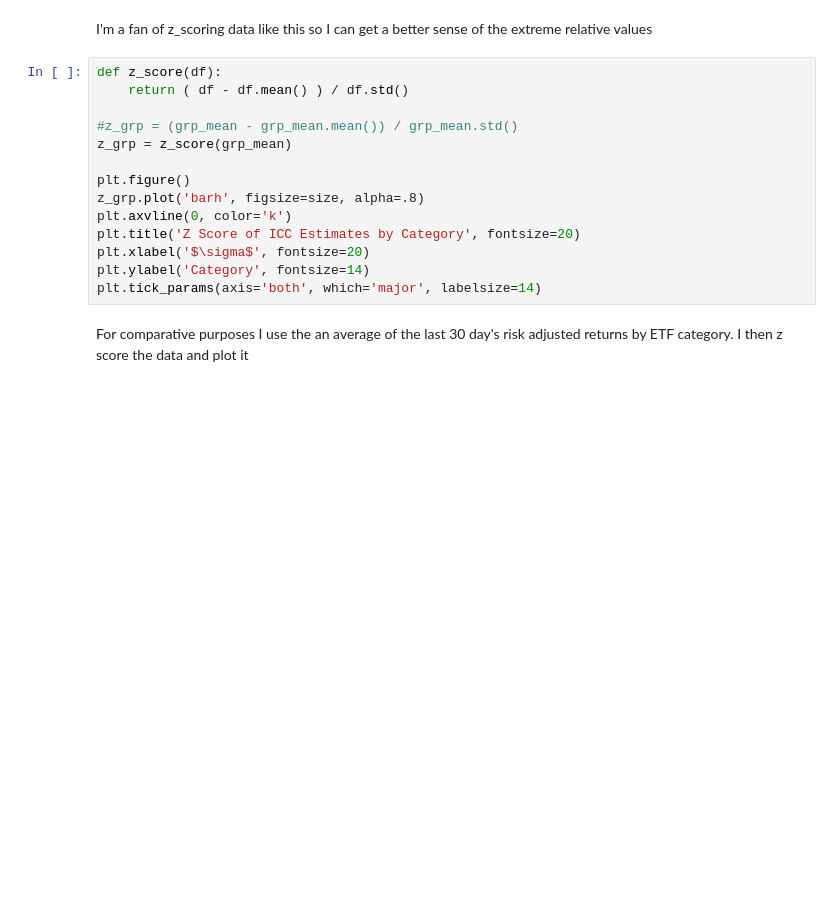
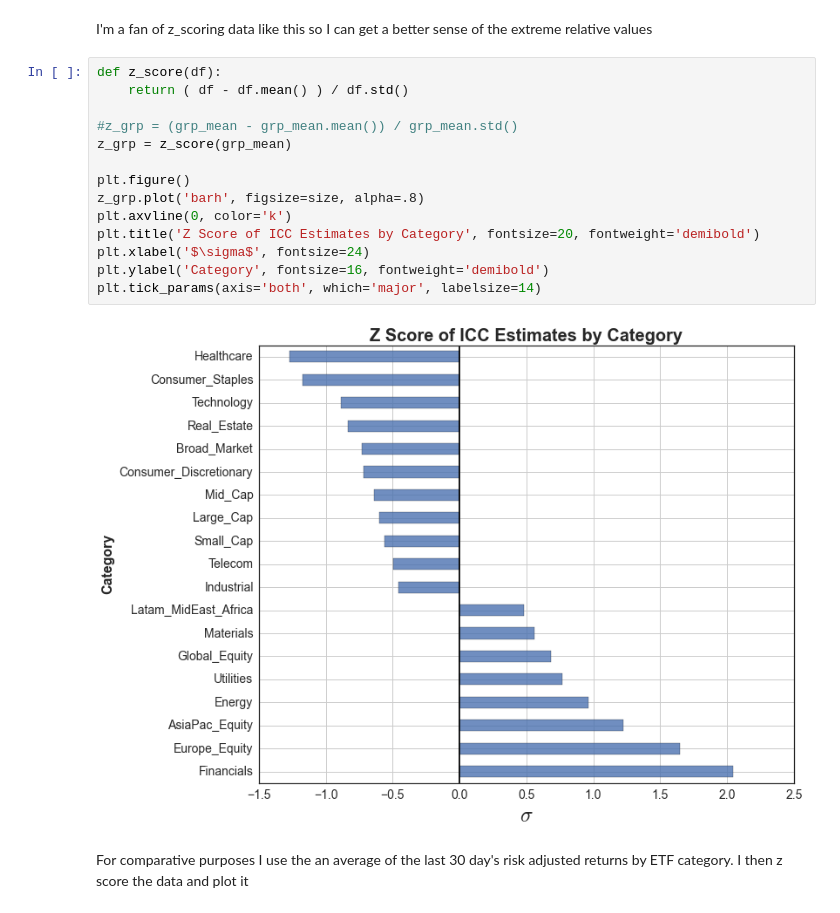
Before and after one commit to BlackArbsCEO/BlackArbsCEO.github.io, a Jupyter notebook: Equity Analysis/Valuation_ETF_Composite_Analysis-4112015.ipynb, the cells around one changed output. Cells and saved outputs as stored; diff of their text form; blank space fills up the shorter version.

```diff
--- a/Equity Analysis/Valuation_ETF_Composite_Analysis-4112015.ipynb
+++ b/Equity Analysis/Valuation_ETF_Composite_Analysis-4112015.ipynb
@@ -411,17 +431,19 @@ I'm a fan of z_scoring data like this so I can get a better sense of the extreme
 # %%
 def z_score(df):
     return ( df - df.mean() ) / df.std()
 
 #z_grp = (grp_mean - grp_mean.mean()) / grp_mean.std()
 z_grp = z_score(grp_mean)
 
 plt.figure()
 z_grp.plot('barh', figsize=size, alpha=.8)
 plt.axvline(0, color='k')
-plt.title('Z Score of ICC Estimates by Category', fontsize=20)
-plt.xlabel('$\sigma$', fontsize=20)
-plt.ylabel('Category', fontsize=14)
+plt.title('Z Score of ICC Estimates by Category', fontsize=20, fontweight='demibold')
+plt.xlabel('$\sigma$', fontsize=24)
+plt.ylabel('Category', fontsize=16, fontweight='demibold')
 plt.tick_params(axis='both', which='major', labelsize=14)
+# %% [output]
+[figure, added]
 # %% [markdown]
 For comparative purposes I use the an average of the last 30 day's risk adjusted returns by ETF category. I then z score the data and plot it
 # %%
```
Also changed, not shown: parts of 9 cells of this notebook.
